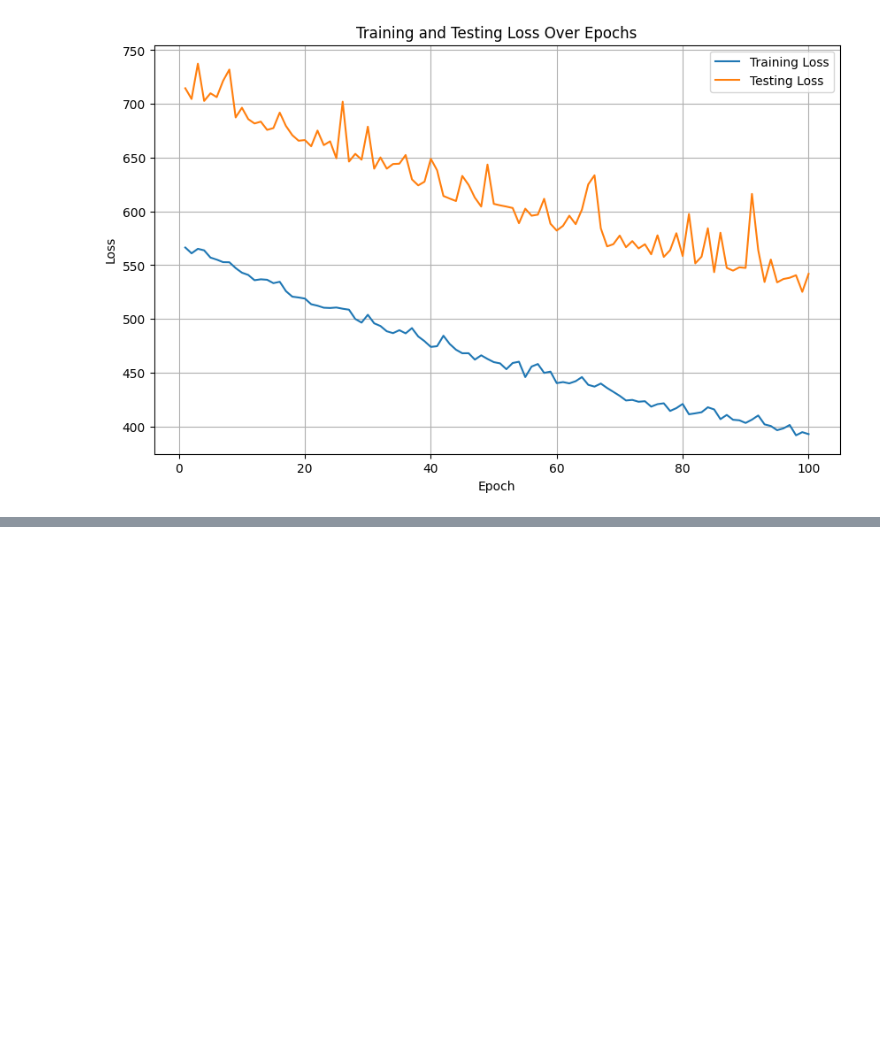
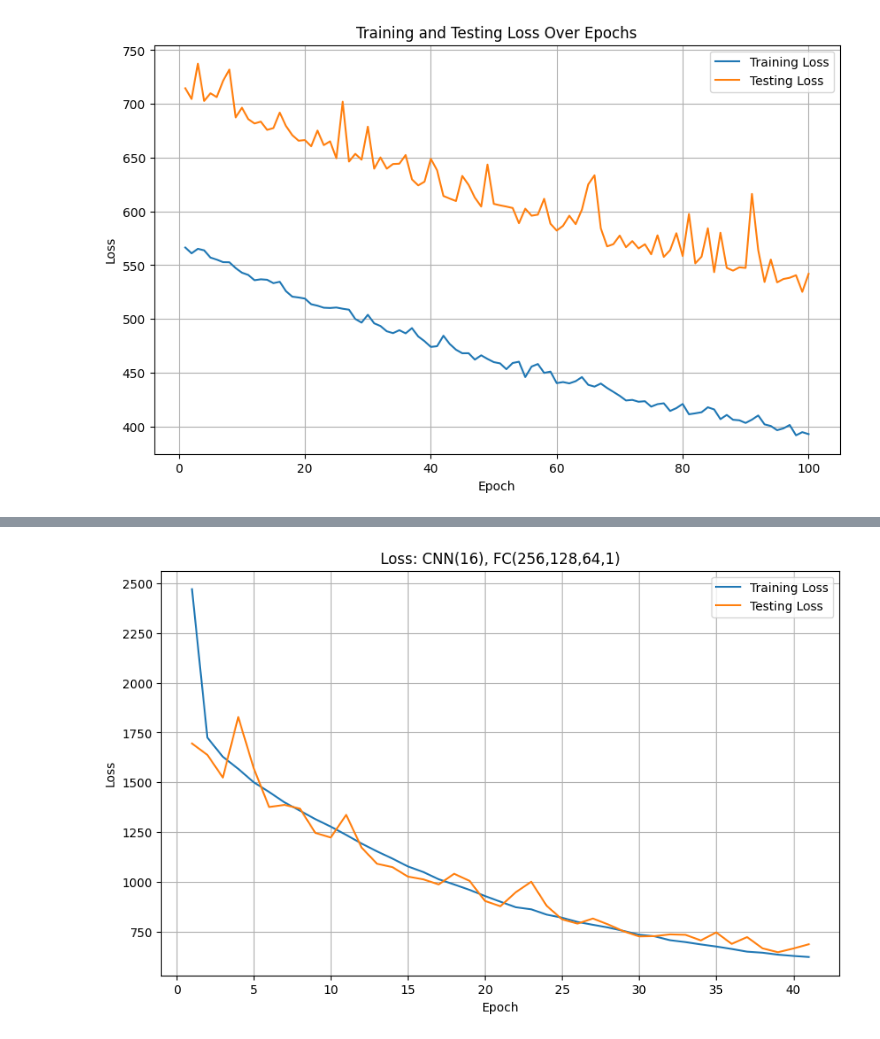
Before and after one commit to christo357/Spacerat_ML, a Jupyter notebook: ml_model_cnn.ipynb, the cells around one changed output, grey strips where cells are left out. Cells and saved outputs as stored; diff of their text form; code cells hidden in the pictures; blank space fills up the shorter version.

Commit message:
initial hyper parameter optimization

```diff
--- a/ml_model_cnn.ipynb
+++ b/ml_model_cnn.ipynb
@@ -217,0 +225,12 @@ array.shape, label
+# %%
+model.eval()
+test_loss = 0.0
+with torch.no_grad():  # No need to compute gradients during testing
+    for inputs, targets in test_loader:
+        # Forward pass
+        outputs = model(inputs)
+
+        # Compute the loss
+        loss = loss_funtion(outputs.squeeze(), targets)
+        print(outputs, targets, loss)
+        # test_loss += loss.item()
@@ -217,0 +285,7 @@ array.shape, label
+# %%
+model1 = SpaceRatNetwork1()
+loss_function1 = nn.MSELoss()
+optimizer1 = torch.optim.Adam(model1.parameters(), lr=LR)
+model1.train()
+train1_losses = []
+test1_losses = []
@@ -217,0 +350,13 @@ array.shape, label
+# %%
+# Plot the training and testing loss
+plt.figure(figsize=(10, 6))
+plt.plot(range(1, len(train1_losses) + 1), train1_losses, label='Training Loss')
+plt.plot(range(1, len(test1_losses) + 1), test1_losses, label='Testing Loss')
+plt.xlabel('Epoch')
+plt.ylabel('Loss')
+plt.title('Loss: CNN(16), FC(256,128,64,1)')
+plt.legend()
+plt.grid(True)
+plt.show()
+# %% [output]
+[figure, added]
```
Also changed, not shown: parts of 5 cells of this notebook, 11 other files.
